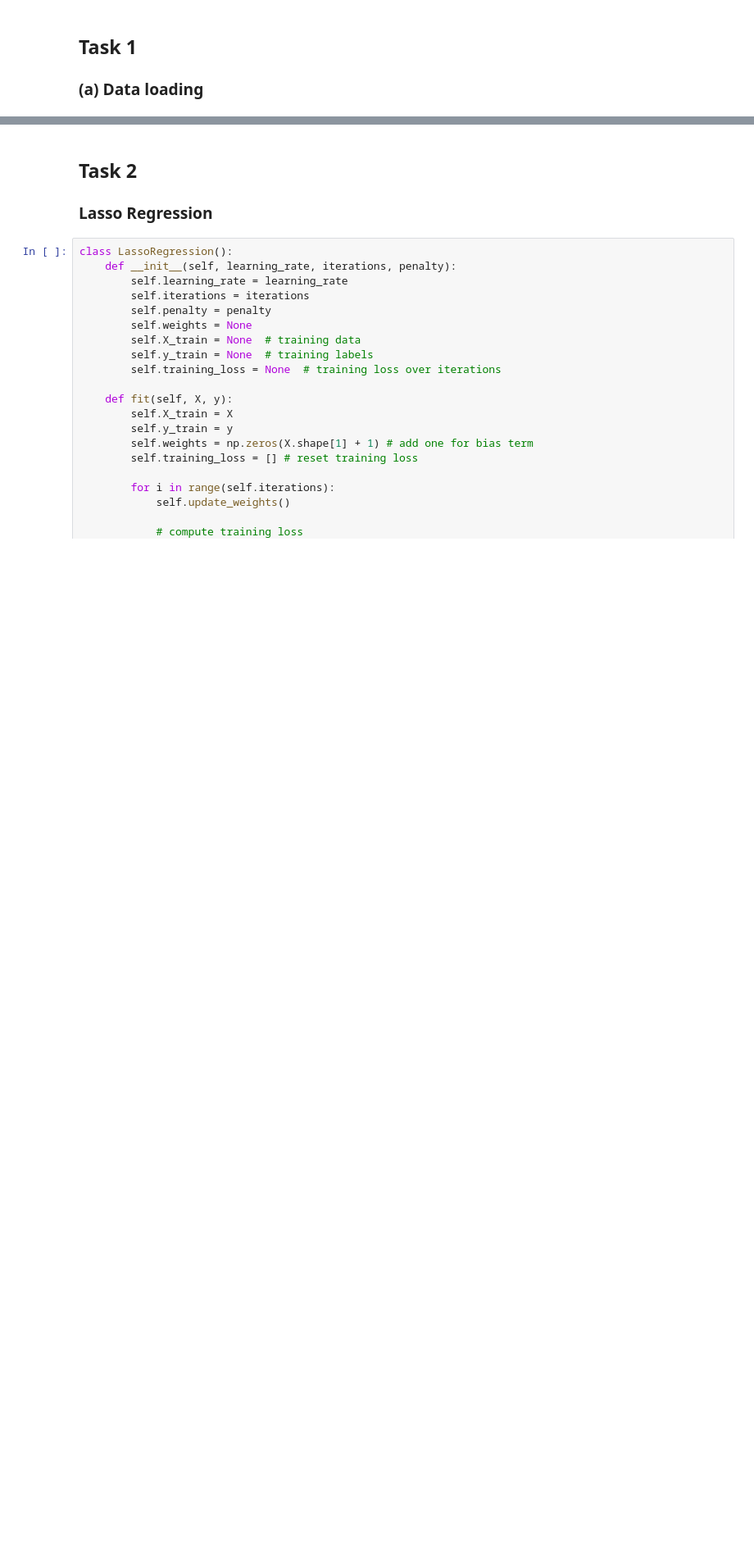
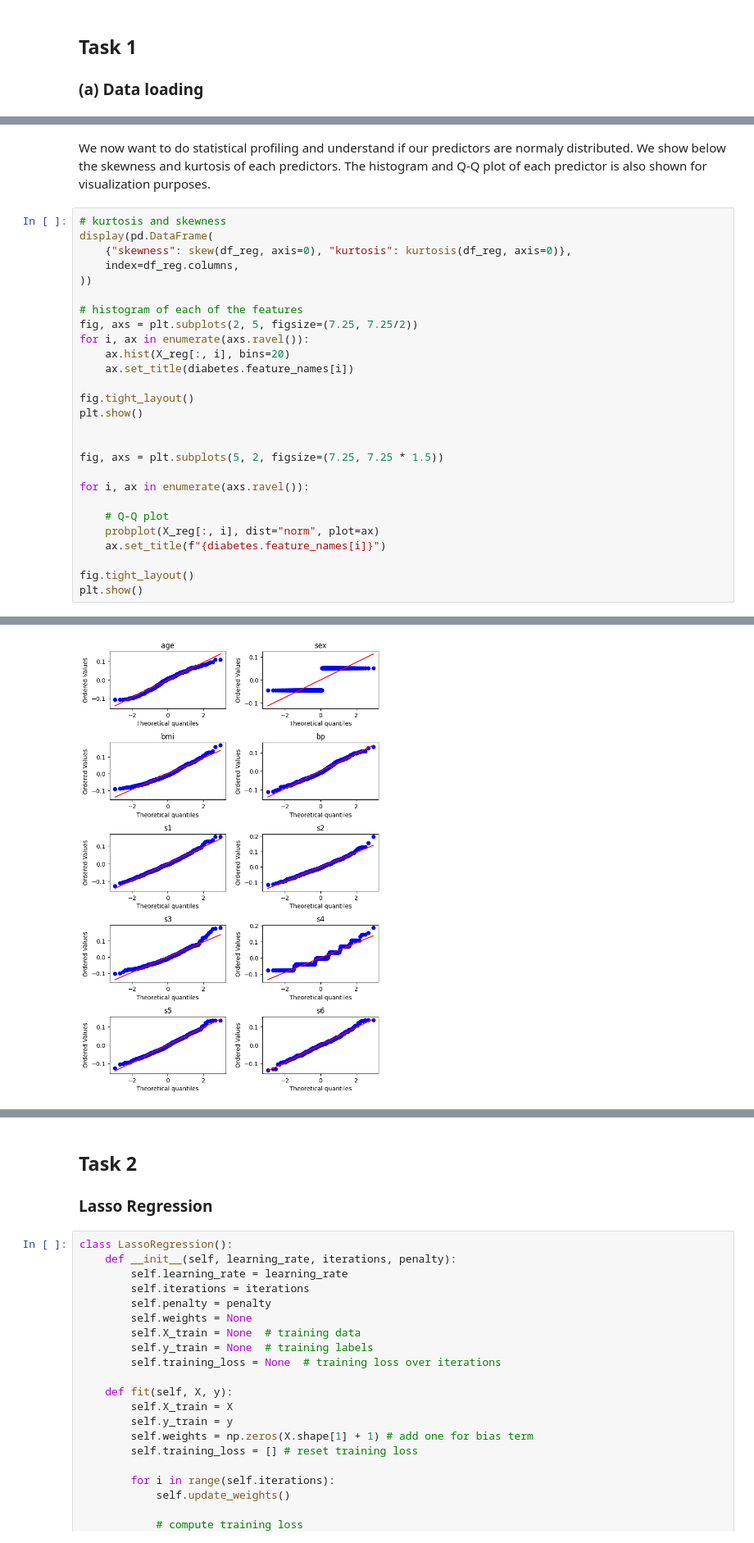
Before and after one commit to MathiasD-P/ECSE_551_A1, a Jupyter notebook: regression.ipynb, the cells around one changed output, grey strips where cells are left out. Shown at 82% size. Drawn from its saved outputs; the diff is of its cells as text; blank space fills up the shorter version.

```diff
--- a/regression.ipynb
+++ b/regression.ipynb
@@ -27,0 +63,30 @@ The diabetes dataset is already preprocessed such that all features are zero-mea
+# %% [markdown]
+We now want to do statistical profiling and understand if our predictors are normaly distributed. We show below the skewness and kurtosis of each predictors. The histogram and Q-Q plot of each predictor is also shown for visualization purposes.
+# %%
+# kurtosis and skewness
+display(pd.DataFrame(
+    {"skewness": skew(df_reg, axis=0), "kurtosis": kurtosis(df_reg, axis=0)},
+    index=df_reg.columns,
+))
+
+# histogram of each of the features
+fig, axs = plt.subplots(2, 5, figsize=(7.25, 7.25/2))
+for i, ax in enumerate(axs.ravel()):
+    ax.hist(X_reg[:, i], bins=20)
+    ax.set_title(diabetes.feature_names[i])
+
+fig.tight_layout()
+plt.show()
+
+
+fig, axs = plt.subplots(5, 2, figsize=(7.25, 7.25 * 1.5))
+
+for i, ax in enumerate(axs.ravel()):
+
+    # Q-Q plot
+    probplot(X_reg[:, i], dist="norm", plot=ax)
+    ax.set_title(f"{diabetes.feature_names[i]}")
+
+fig.tight_layout()
+plt.show()
+# %% [output]
@@ -27,0 +106 @@ The diabetes dataset is already preprocessed such that all features are zero-mea
+[figure, added]
```
Also changed, not shown: parts of 18 cells of this notebook.
